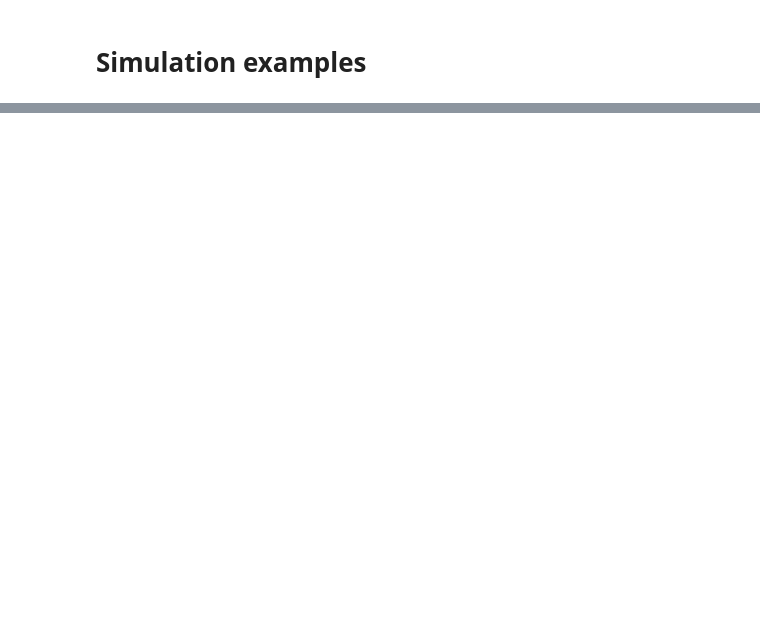
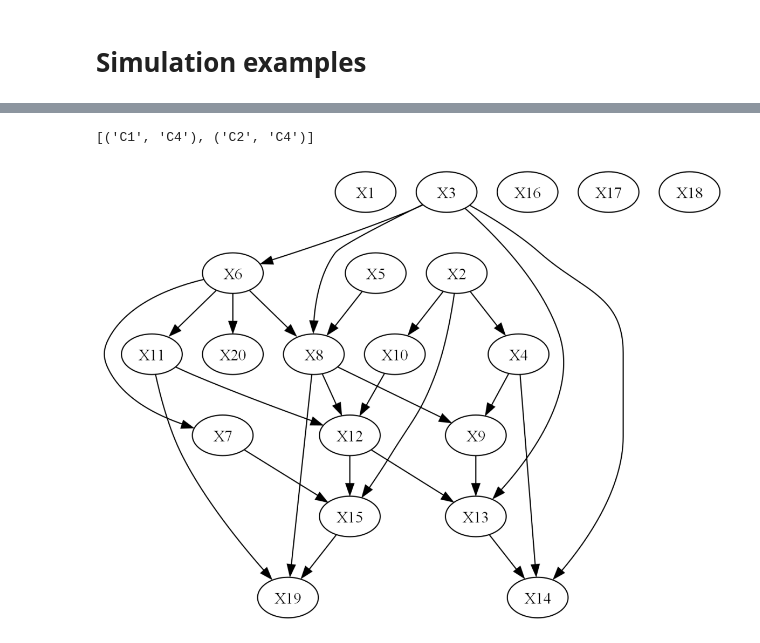
Before and after one commit to JanMarcoRuizdeVargas/clustercausal, a Jupyter notebook: Simulation_Playground.ipynb, the cells around one changed output, grey strips where cells are left out. Cells and saved outputs as stored; diff of their text form; code cells hidden in the pictures; blank space fills up the shorter version.

```diff
--- a/Simulation_Playground.ipynb
+++ b/Simulation_Playground.ipynb
@@ -68,3 +93,11 @@ cluster_dag.cluster_graph.draw_pydot_graph()
+# %%
+cluster_dag.cluster_edges
+# %% [output]
+[('C1', 'C4'), ('C2', 'C4')]
+# %%
+cluster_dag.cg.draw_pydot_graph()
+# %% [output]
+[figure, added]
 # %%
 cluster_dag.true_dag.draw_pydot_graph()
 # %% [output]
```
Also changed, not shown: parts of 8 cells of this notebook, 9 other files.
